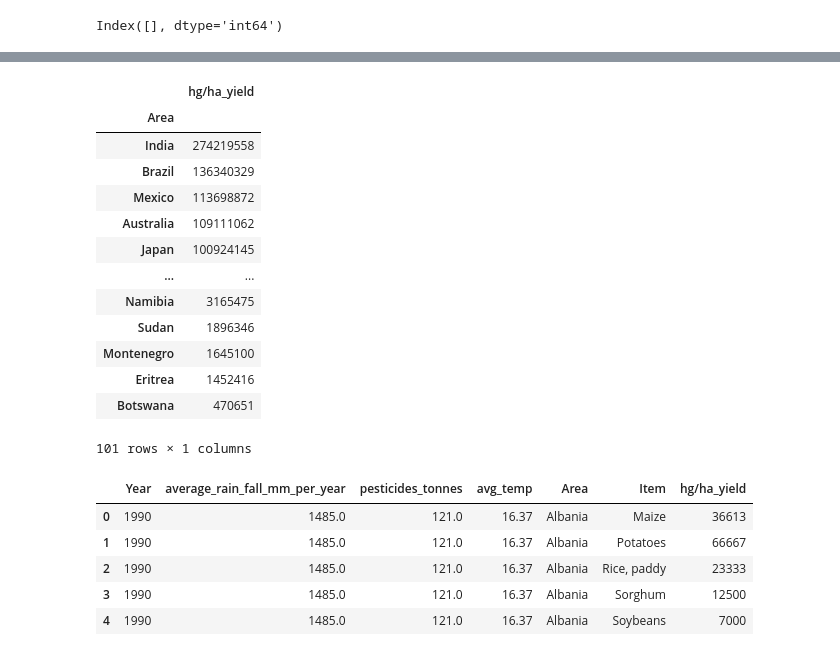
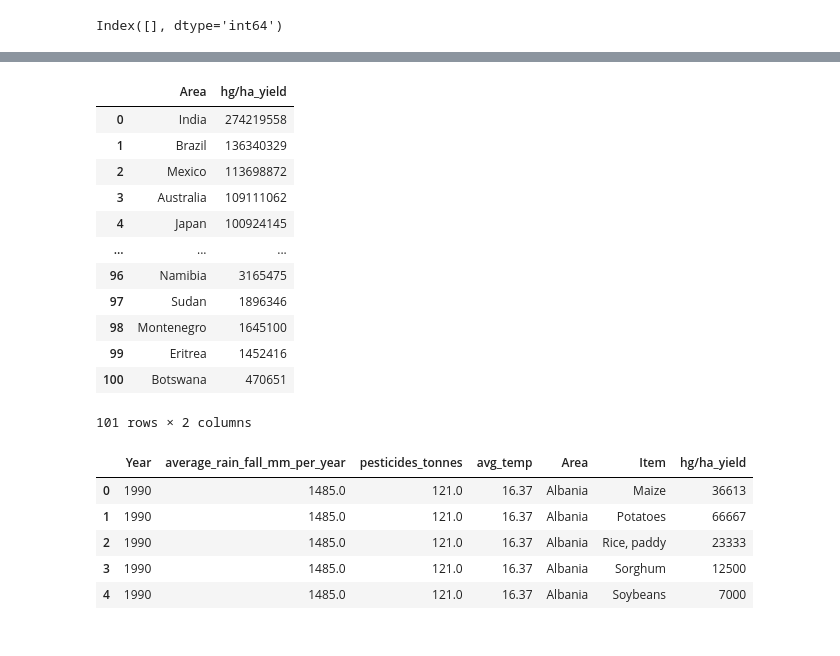
Before and after one commit to Salvation4441/CropYield, a Jupyter notebook: main.ipynb, the cells around one changed output, grey strips where cells are left out. Saved outputs shown, nothing was run; the diff lists cells and outputs as text; code cells hidden in the pictures.

```diff
--- a/main.ipynb
+++ b/main.ipynb
@@ -178,23 +178,23 @@ fig.show()
 # %%
 # yield per country
 yeild_country = data.pivot_table(
     values='hg/ha_yield',
     index='Area',
     aggfunc='sum'
 ).sort_values(by='hg/ha_yield',ascending=False)
+yeild_country.reset_index(inplace=True)
 yeild_country
 # %% [output]
-|  | hg/ha_yield |
-| Area |  |
-| India | 274219558 |
-| Brazil | 136340329 |
-| Mexico | 113698872 |
-| Australia | 109111062 |
-| Japan | 100924145 |
-| ... | ... |
-| Namibia | 3165475 |
-| Sudan | 1896346 |
-| Montenegro | 1645100 |
-| Eritrea | 1452416 |
-| Botswana | 470651 |
+|  | Area | hg/ha_yield |
+| 0 | India | 274219558 |
+| 1 | Brazil | 136340329 |
+| 2 | Mexico | 113698872 |
+| 3 | Australia | 109111062 |
+| 4 | Japan | 100924145 |
+| ... | ... | ... |
+| 96 | Namibia | 3165475 |
+| 97 | Sudan | 1896346 |
+| 98 | Montenegro | 1645100 |
+| 99 | Eritrea | 1452416 |
+| 100 | Botswana | 470651 |
-101 rows × 1 columns
+101 rows × 2 columns
```
Also changed, not shown: parts of 27 cells of this notebook, 4 other files.
